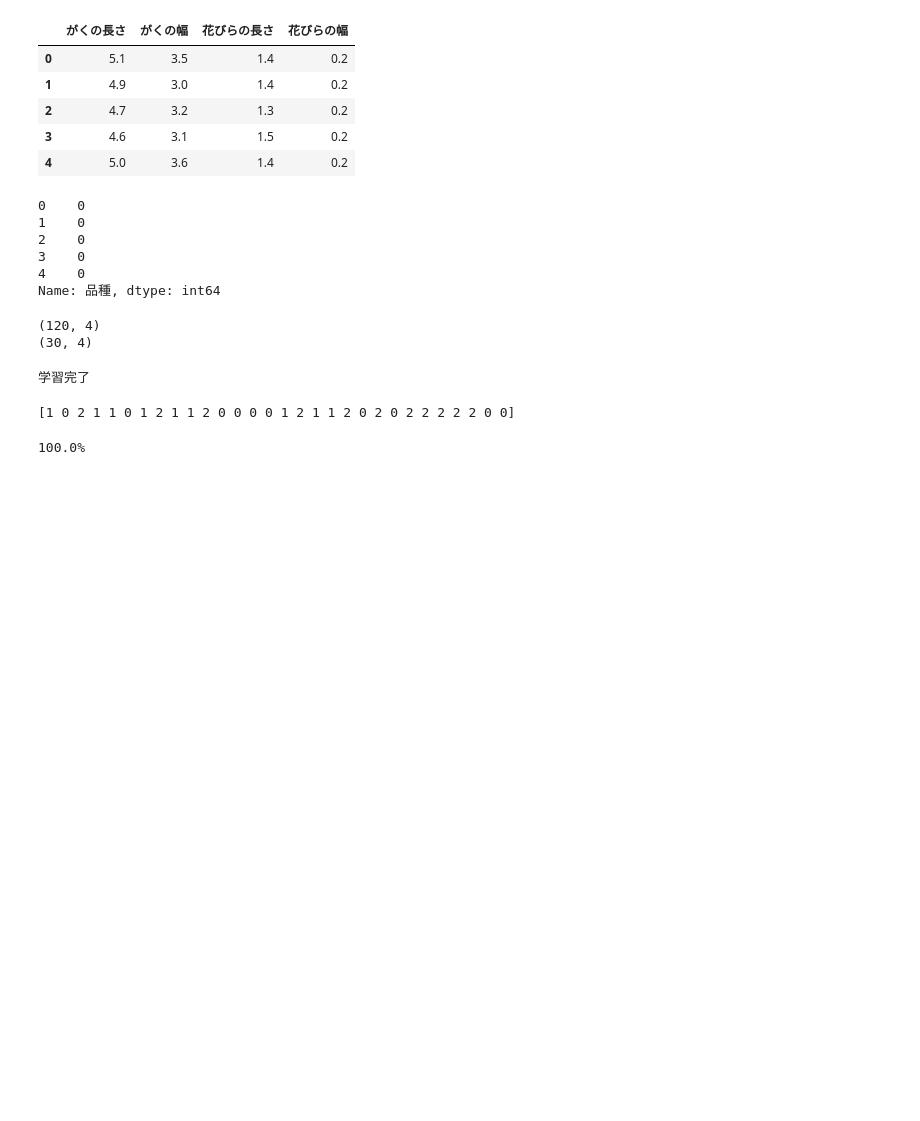
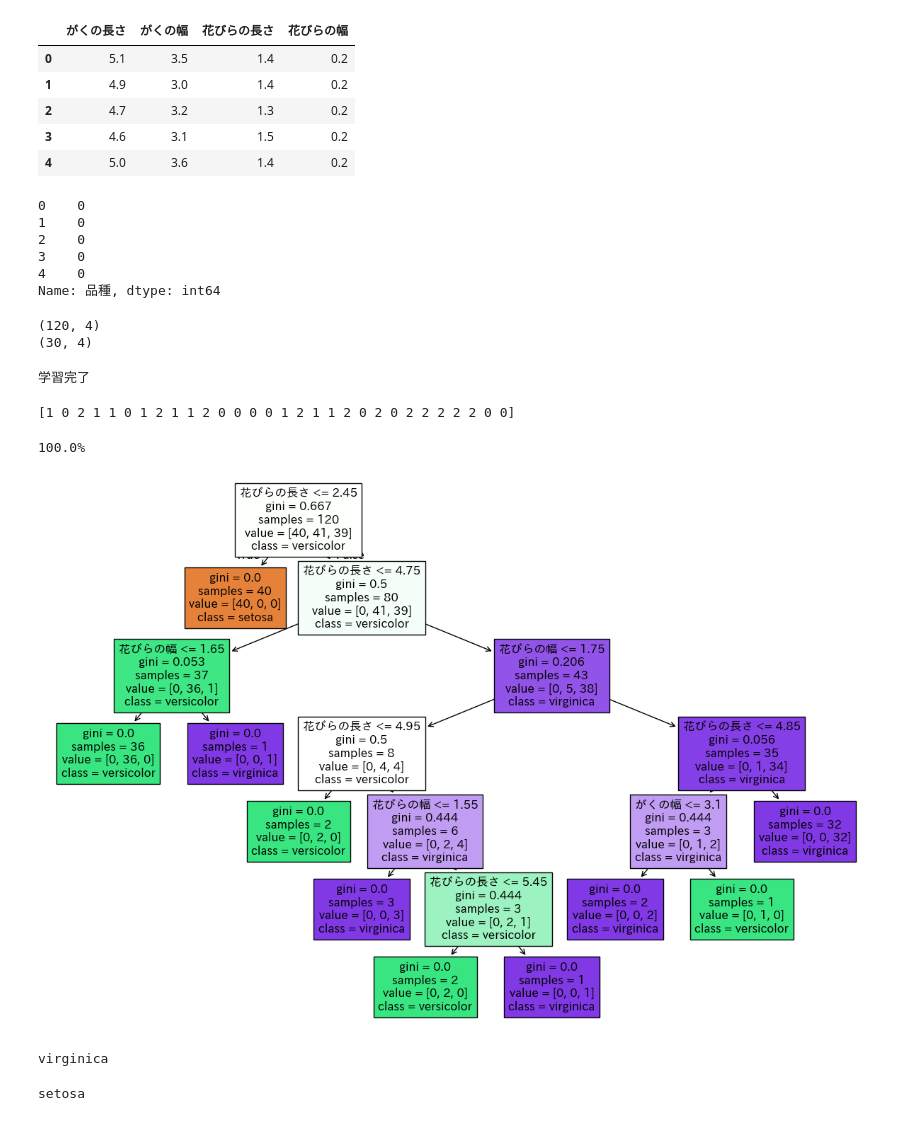
Before and after one commit to k6jf8wfhxh-ux/Iris_classification, a Jupyter notebook: iris_practice.ipynb, the cells around one changed output. Drawn from its saved outputs; the diff is of its cells as text; code cells hidden in the pictures; blank space fills up the shorter version.

```diff
--- a/iris_practice.ipynb
+++ b/iris_practice.ipynb
@@ -87,3 +87,35 @@ score = accuracy_score(y_test, y_pred)
 print(f"{score * 100}%")
 # %% [output]
 100.0%
+# %%
+from sklearn.tree import plot_tree
+import matplotlib.pyplot as plt
+import japanize_matplotlib
+
+plt.figure(figsize=(15, 10))
+
+plot_tree(
+    model,
+    feature_names=x.columns,
+    class_names=iris.target_names,
+    filled=True
+)
+
+plt.show()
+# %% [output]
+[figure, added]
+# %%
+new_flower = pd.DataFrame([[6.0, 3.0, 4.8, 1.8]], columns=x.columns)
+
+prediction = model.predict(new_flower)
+
+print(iris.target_names[prediction[0]])
+# %% [output]
+virginica
+# %%
+test_flower = pd.DataFrame([[5.0, 3.0, 2.0, 0.5]], columns=x.columns)
+
+answer = model.predict(test_flower)
+print(iris.target_names[answer][0])
+# %% [output]
+setosa
```
